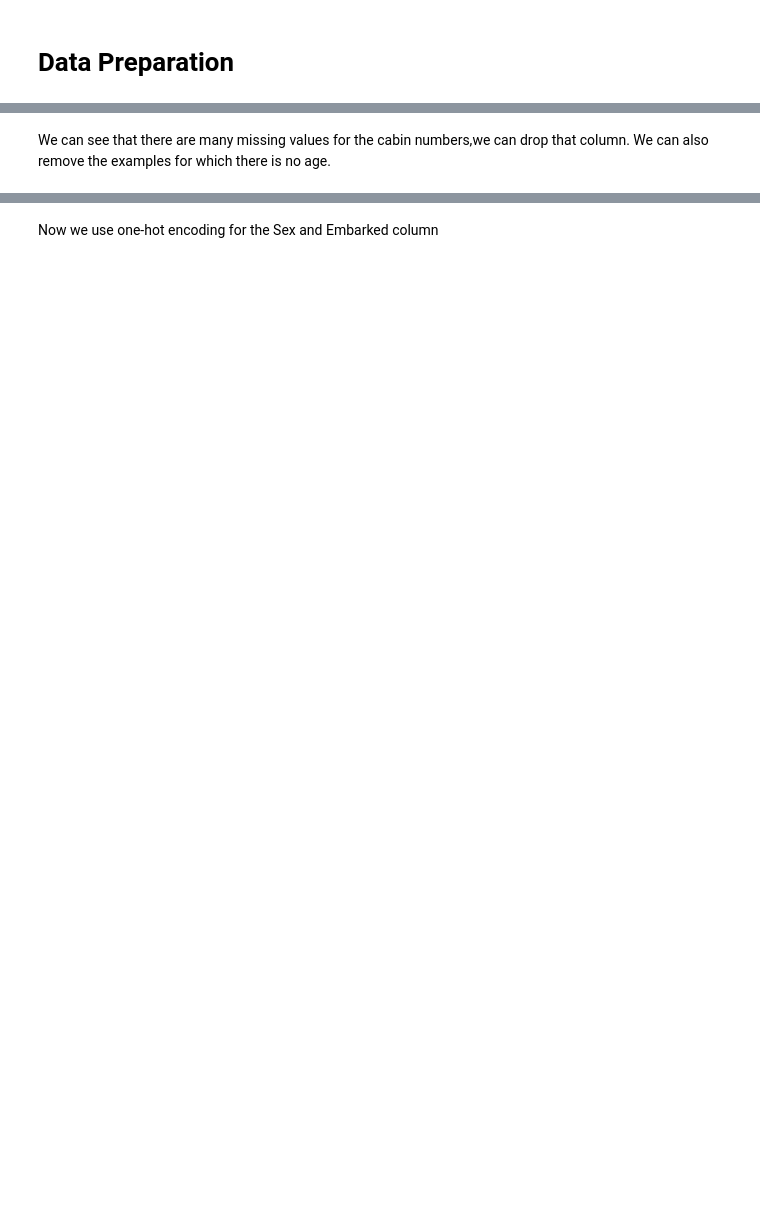
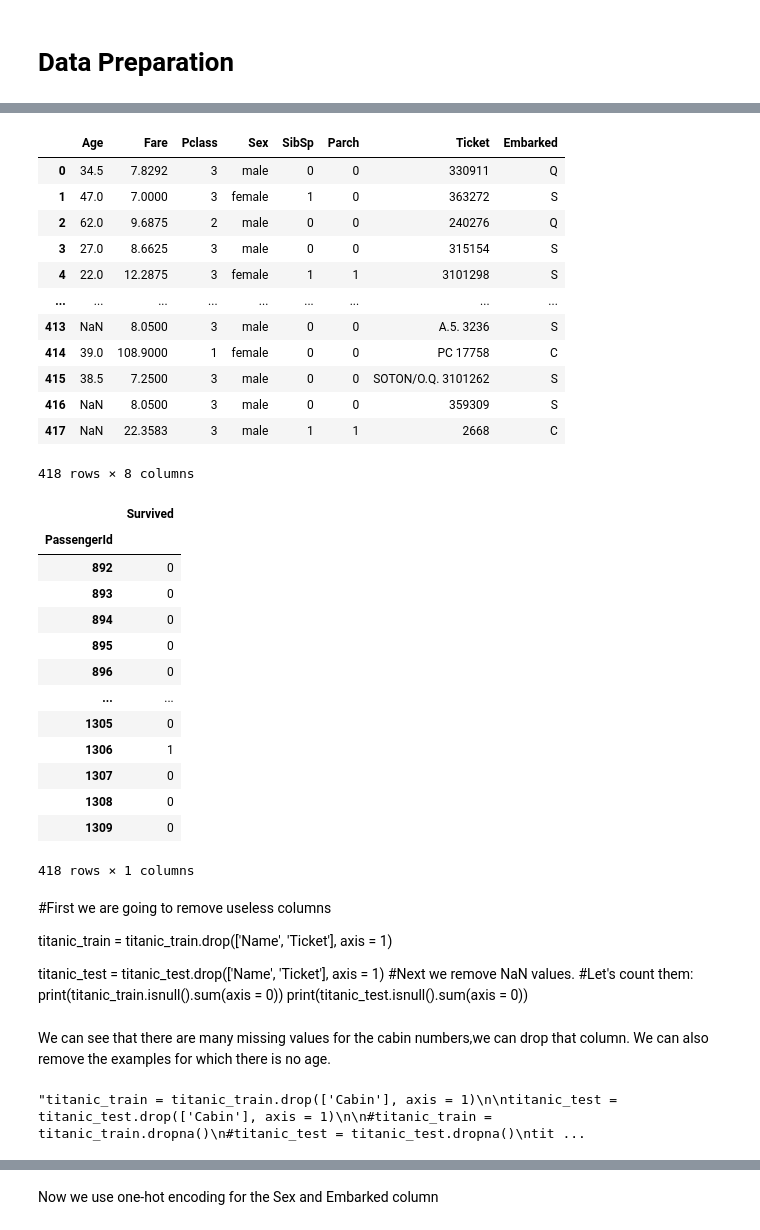
Before and after one commit to pmassouf/Titanic-Competition, a Jupyter notebook: titanic-competition.ipynb, the cells around one changed output, grey strips where cells are left out. Saved outputs shown, nothing was run; the diff lists cells and outputs as text; code cells hidden in the pictures; blank space fills up the shorter version.

```diff
--- a/titanic-competition.ipynb
+++ b/titanic-competition.ipynb
@@ -27,3 +36,14 @@ for dirname, _, filenames in os.walk('/kaggle/input'):
+# %%
+def make_submission():
+    submission = titanic_test.copy()
+    #display(titanic_test)
+    Y_test_pred = model.predict(X_test)
+    display(X_test)
+    submission['Survived'] = Y_test_pred
+    submission.drop(submission.iloc[:, 1:-1], inplace=True, axis=1)
+    submission = submission.set_index('PassengerId')
+    display(submission)
+    submission.to_csv('/kaggle/working/submissionZ.csv')
 # %% [markdown]
 # Titanic - Machine Learning from Disaster
 # %% [markdown]
@@ -124,12 +248,54 @@ dtype: int64
+# %%
+make_submission()
+# %% [output]
+|  | Age | Fare | Pclass | Sex | SibSp | Parch | Ticket | Embarked |
+| 0 | 34.5 | 7.8292 | 3 | male | 0 | 0 | 330911 | Q |
+| 1 | 47.0 | 7.0000 | 3 | female | 1 | 0 | 363272 | S |
+| 2 | 62.0 | 9.6875 | 2 | male | 0 | 0 | 240276 | Q |
+| 3 | 27.0 | 8.6625 | 3 | male | 0 | 0 | 315154 | S |
+| 4 | 22.0 | 12.2875 | 3 | female | 1 | 1 | 3101298 | S |
+| ... | ... | ... | ... | ... | ... | ... | ... | ... |
+| 413 | NaN | 8.0500 | 3 | male | 0 | 0 | A.5. 3236 | S |
+| 414 | 39.0 | 108.9000 | 1 | female | 0 | 0 | PC 17758 | C |
+| 415 | 38.5 | 7.2500 | 3 | male | 0 | 0 | SOTON/O.Q. 3101262 | S |
+| 416 | NaN | 8.0500 | 3 | male | 0 | 0 | 359309 | S |
+| 417 | NaN | 22.3583 | 3 | male | 1 | 1 | 2668 | C |
+418 rows × 8 columns
+|  | Survived |
+| PassengerId |  |
+| 892 | 0 |
+| 893 | 0 |
+| 894 | 0 |
+| 895 | 0 |
+| 896 | 0 |
+| ... | ... |
+| 1305 | 0 |
+| 1306 | 1 |
+| 1307 | 0 |
+| 1308 | 0 |
+| 1309 | 0 |
+418 rows × 1 columns
+# %% [markdown]
+#First we are going to remove useless columns
+
+titanic_train = titanic_train.drop(['Name', 'Ticket'], axis = 1)
+
+titanic_test = titanic_test.drop(['Name', 'Ticket'], axis = 1)
+#Next we remove NaN values.
+#Let's count them:
+print(titanic_train.isnull().sum(axis = 0))
+print(titanic_test.isnull().sum(axis = 0))
 # %% [markdown]
 We can see that there are many missing values for the cabin numbers,we can drop that column.
 We can also remove the examples for which there is no age.
 # %%
-titanic_train = titanic_train.drop(['Cabin'], axis = 1)
+"""titanic_train = titanic_train.drop(['Cabin'], axis = 1)
 
 titanic_test = titanic_test.drop(['Cabin'], axis = 1)
 
 #titanic_train = titanic_train.dropna()
 #titanic_test = titanic_test.dropna()
 titanic_train = titanic_train.fillna(0)
-titanic_test = titanic_test.fillna(0)
+titanic_test = titanic_test.fillna(0)"""
+# %% [output]
+"titanic_train = titanic_train.drop(['Cabin'], axis = 1)\n\ntitanic_test = titanic_test.drop(['Cabin'], axis = 1)\n\n#titanic_train = titanic_train.dropna()\n#titanic_test = titanic_test.dropna()\ntit ...
```
Also changed, not shown: parts of 50 cells of this notebook.
